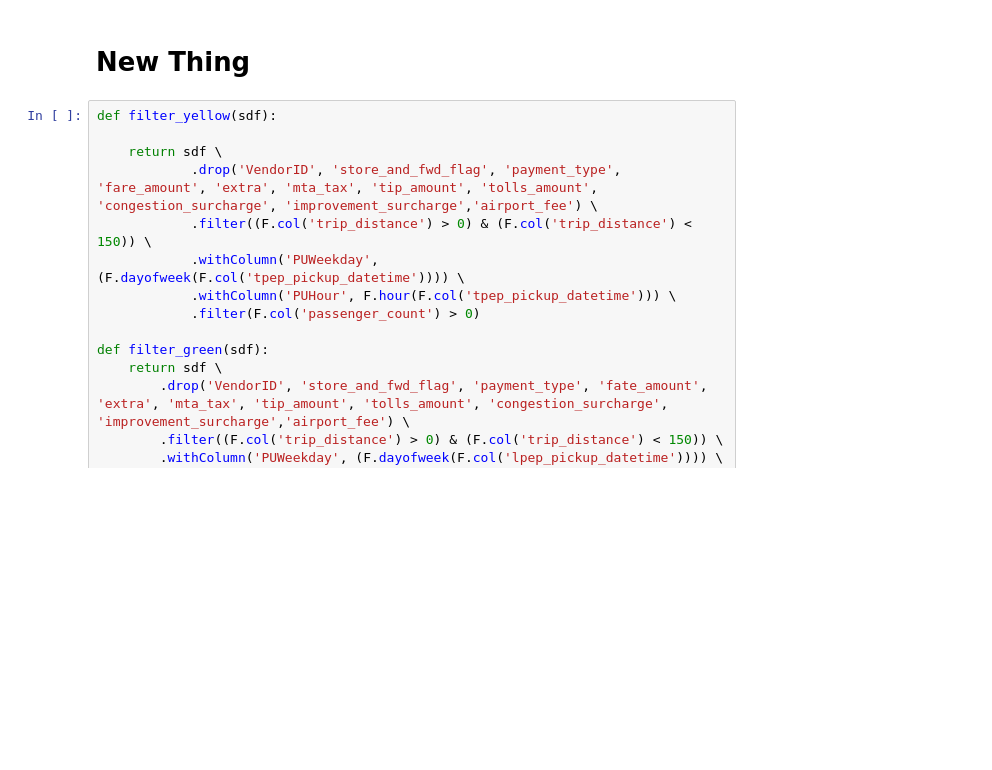
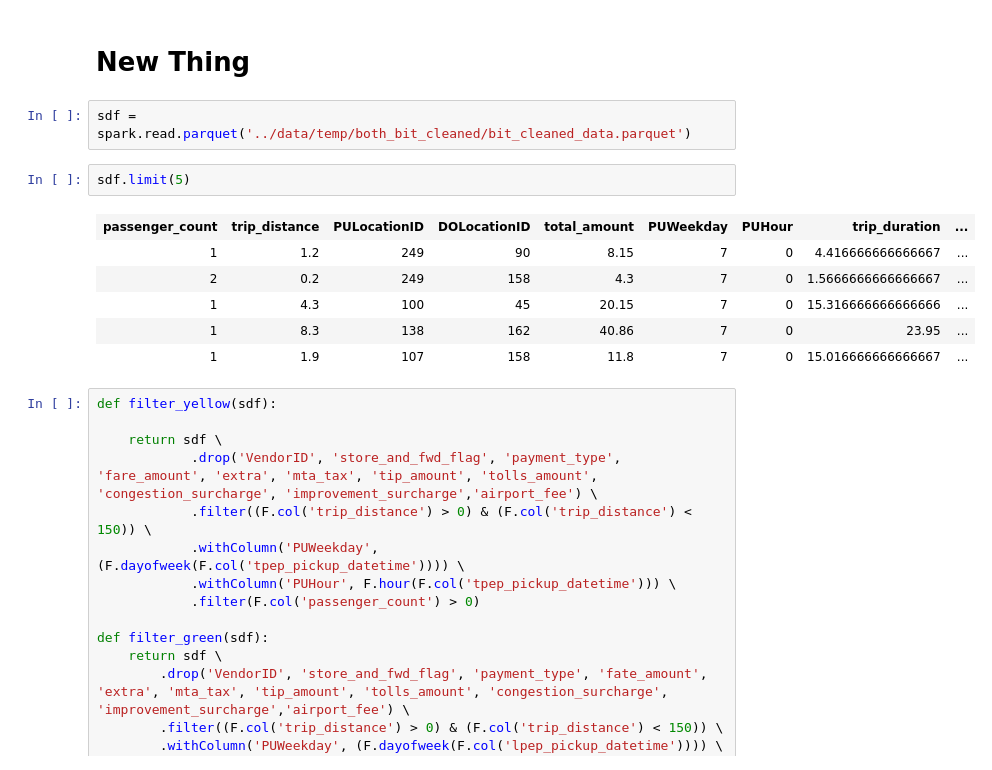
Before and after one commit to MAST30034-Applied-Data-Science/mast30034-project-1-ToomasRo, a Jupyter notebook: notebooks/cleaning.ipynb, the cells around one changed output. Saved outputs shown, nothing was run; the diff lists cells and outputs as text; blank space fills up the shorter version.

```diff
--- a/notebooks/cleaning.ipynb
+++ b/notebooks/cleaning.ipynb
@@ -530,6 +559,17 @@ new_sdf.select(F.col('passenger_count'),
 new_sdf.write.mode('overwrite').parquet('../data/temp/both_bit_cleaned/bit_cleaned_data.parquet')
 # %% [markdown]
 # New Thing
+# %%
+sdf = spark.read.parquet('../data/temp/both_bit_cleaned/bit_cleaned_data.parquet')
+# %%
+sdf.limit(5)
+# %% [output]
+| passenger_count | trip_distance | PULocationID | DOLocationID | total_amount | PUWeekday | PUHour | trip_duration | ... |
+| 1 | 1.2 | 249 | 90 | 8.15 | 7 | 0 | 4.416666666666667 | ... |
+| 2 | 0.2 | 249 | 158 | 4.3 | 7 | 0 | 1.5666666666666667 | ... |
+| 1 | 4.3 | 100 | 45 | 20.15 | 7 | 0 | 15.316666666666666 | ... |
+| 1 | 8.3 | 138 | 162 | 40.86 | 7 | 0 | 23.95 | ... |
+| 1 | 1.9 | 107 | 158 | 11.8 | 7 | 0 | 15.016666666666667 | ... |
 # %%
 def filter_yellow(sdf):
 
```
Also changed, not shown: parts of 7 cells of this notebook, 2 other files.
